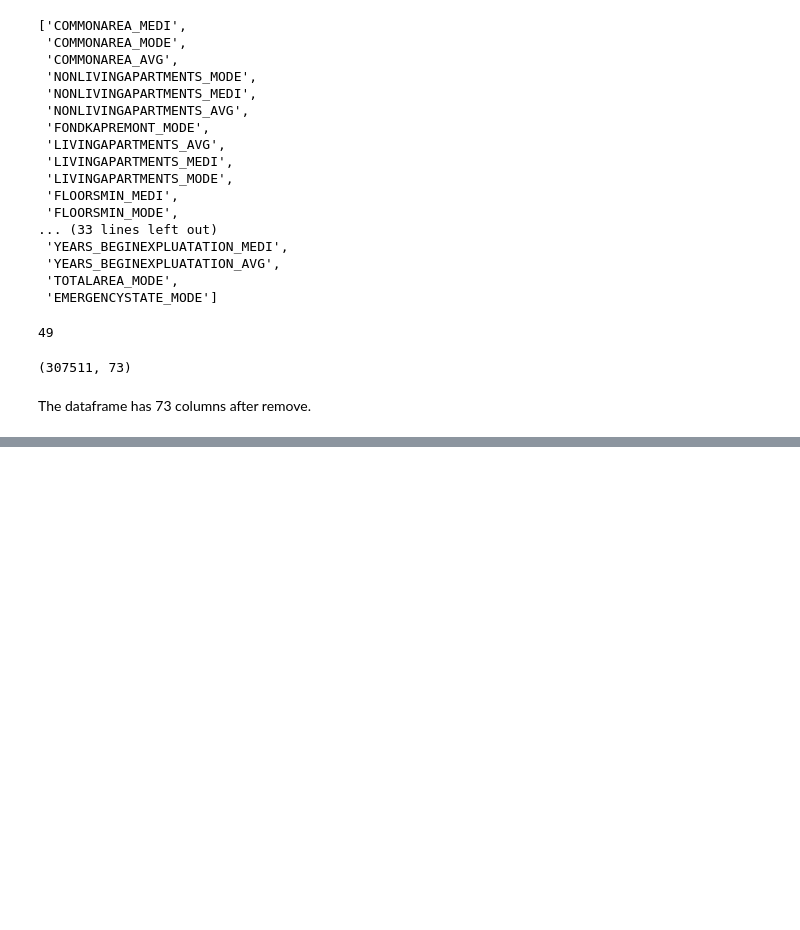
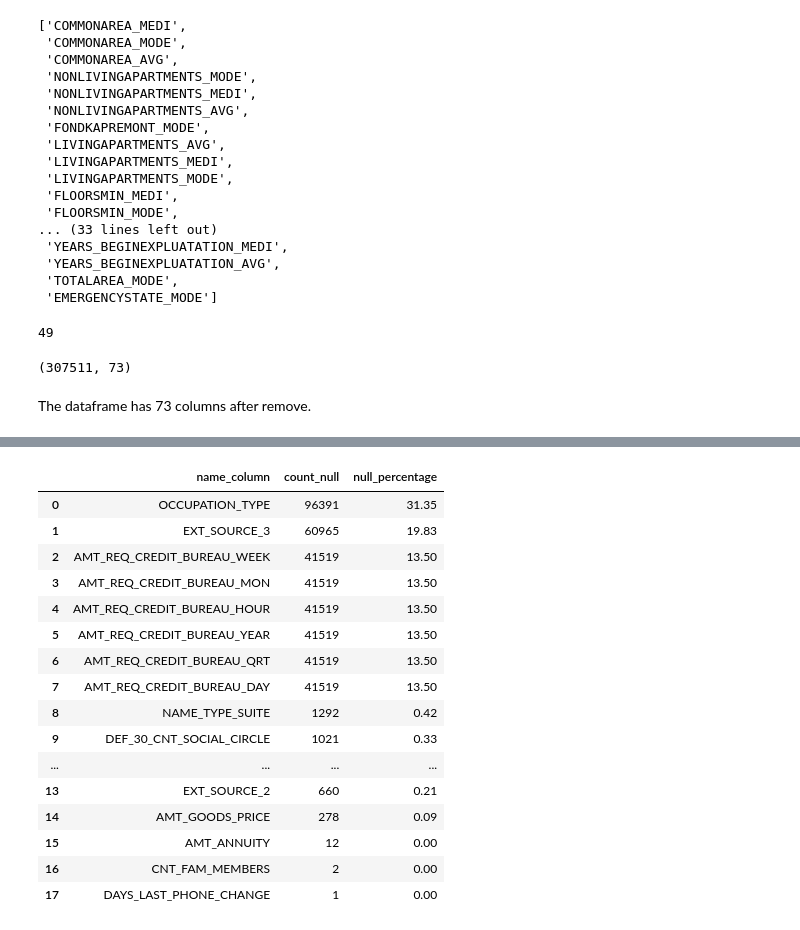
Before and after one commit to KharchenkoAnastasia/credit-default-risk-analysis, a Jupyter notebook: Home_Credit_Default_Risk.ipynb, the cells around one changed output, grey strips where cells are left out. Drawn from its saved outputs; the diff is of its cells as text; code cells hidden in the pictures; blank space fills up the shorter version.

Commit message:
Home_Credit_Default_Risk

```diff
--- a/Home_Credit_Default_Risk.ipynb
+++ b/Home_Credit_Default_Risk.ipynb
@@ -332,0 +335,21 @@ The dataframe has 73 columns after remove.
+# %%
+null_df_under40 = null_df[null_df["null_percentage"]<40].reset_index(drop=True)
+null_df_under40
+# %% [output]
+|  | name_column | count_null | null_percentage |
+| 0 | OCCUPATION_TYPE | 96391 | 31.35 |
+| 1 | EXT_SOURCE_3 | 60965 | 19.83 |
+| 2 | AMT_REQ_CREDIT_BUREAU_WEEK | 41519 | 13.50 |
+| 3 | AMT_REQ_CREDIT_BUREAU_MON | 41519 | 13.50 |
+| 4 | AMT_REQ_CREDIT_BUREAU_HOUR | 41519 | 13.50 |
+| 5 | AMT_REQ_CREDIT_BUREAU_YEAR | 41519 | 13.50 |
+| 6 | AMT_REQ_CREDIT_BUREAU_QRT | 41519 | 13.50 |
+| 7 | AMT_REQ_CREDIT_BUREAU_DAY | 41519 | 13.50 |
+| 8 | NAME_TYPE_SUITE | 1292 | 0.42 |
+| 9 | DEF_30_CNT_SOCIAL_CIRCLE | 1021 | 0.33 |
+| ... | ... | ... | ... |
+| 13 | EXT_SOURCE_2 | 660 | 0.21 |
+| 14 | AMT_GOODS_PRICE | 278 | 0.09 |
+| 15 | AMT_ANNUITY | 12 | 0.00 |
+| 16 | CNT_FAM_MEMBERS | 2 | 0.00 |
+| 17 | DAYS_LAST_PHONE_CHANGE | 1 | 0.00 |
```
Also changed, not shown: parts of 7 cells of this notebook.
